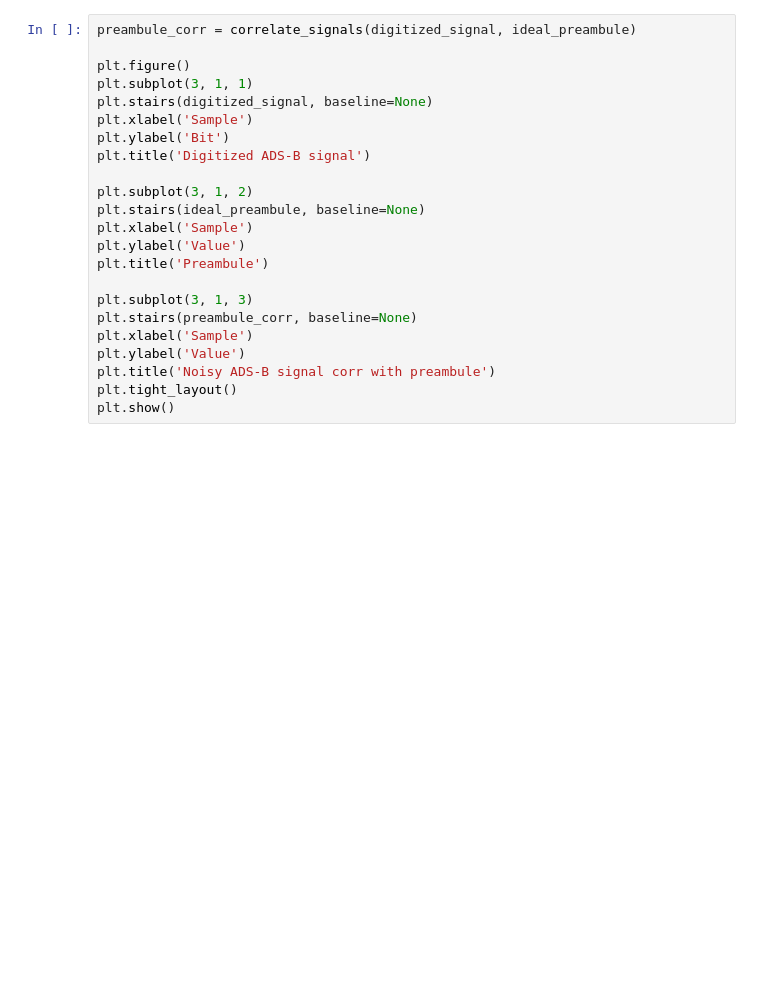
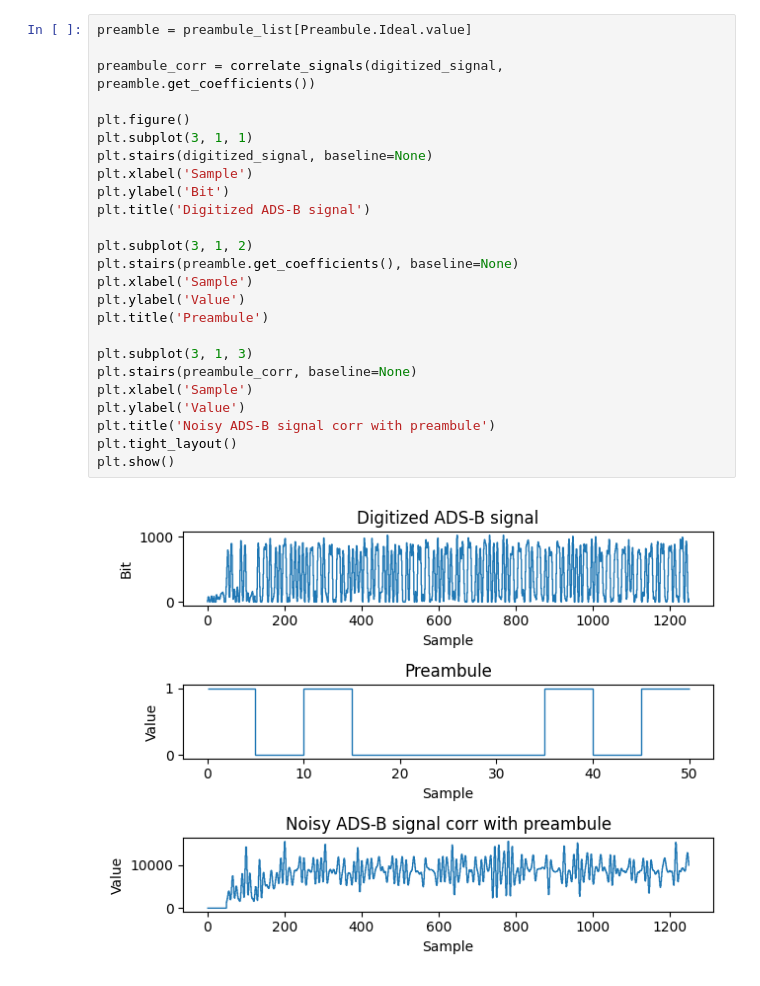
Before and after one commit to simonuks221/ADS-B_Track, a Jupyter notebook: Python/ADSB_Generation.ipynb, the cells around one changed output. Drawn from its saved outputs; the diff is of its cells as text; blank space fills up the shorter version.

```diff
--- a/Python/ADSB_Generation.ipynb
+++ b/Python/ADSB_Generation.ipynb
@@ -86,25 +86,29 @@ plt.show()
 # %%
-preambule_corr = correlate_signals(digitized_signal, ideal_preambule)
+preamble = preambule_list[Preambule.Ideal.value]
+
+preambule_corr = correlate_signals(digitized_signal, preamble.get_coefficients())
 
 plt.figure()
 plt.subplot(3, 1, 1)
 plt.stairs(digitized_signal, baseline=None)
 plt.xlabel('Sample')
 plt.ylabel('Bit')
 plt.title('Digitized ADS-B signal')
 
 plt.subplot(3, 1, 2)
-plt.stairs(ideal_preambule, baseline=None)
+plt.stairs(preamble.get_coefficients(), baseline=None)
 plt.xlabel('Sample')
 plt.ylabel('Value')
 plt.title('Preambule')
 
 plt.subplot(3, 1, 3)
 plt.stairs(preambule_corr, baseline=None)
 plt.xlabel('Sample')
 plt.ylabel('Value')
 plt.title('Noisy ADS-B signal corr with preambule')
 plt.tight_layout()
 plt.show()
+# %% [output]
+[figure, added]
 # %%
 test_signal = digitized_signal
```
Also changed, not shown: parts of 3 cells of this notebook, 8 other files.
